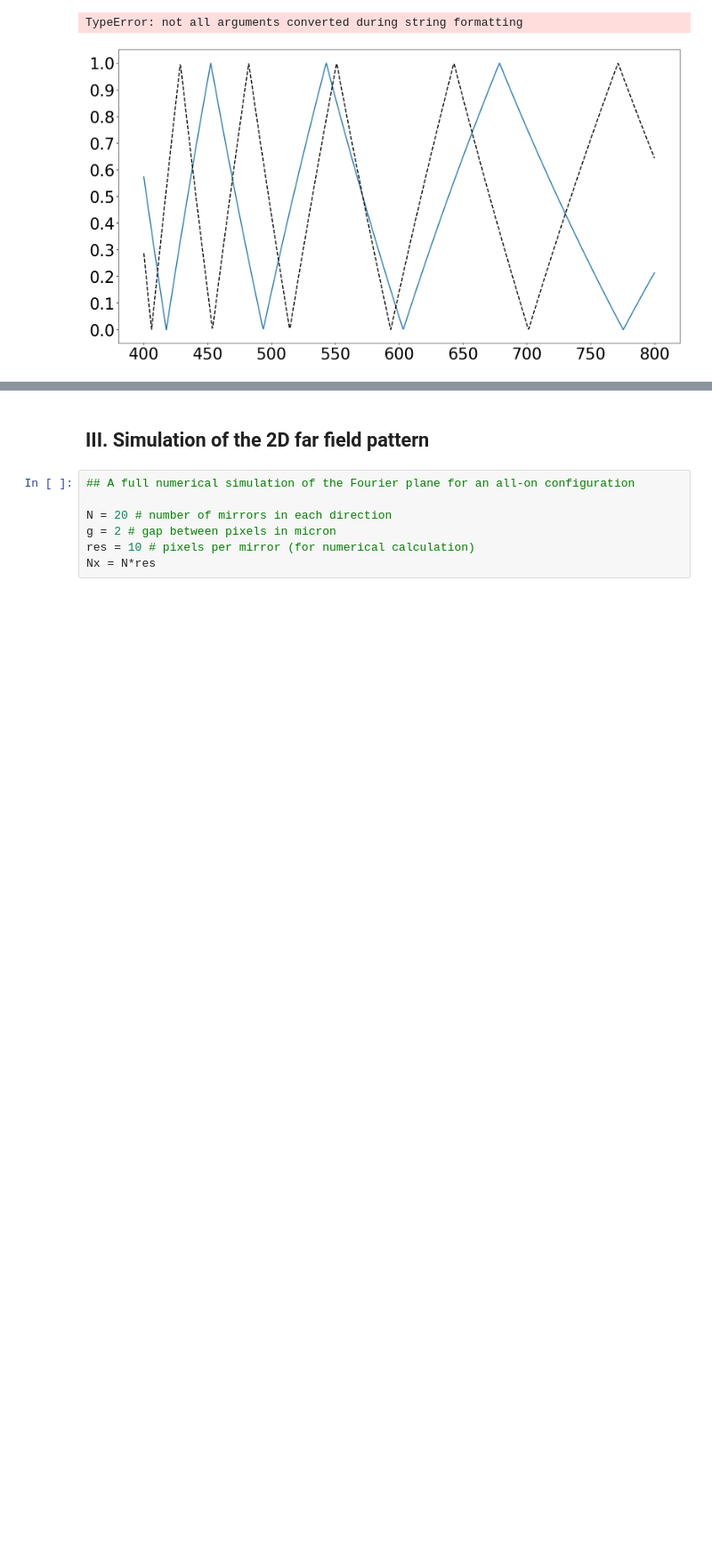
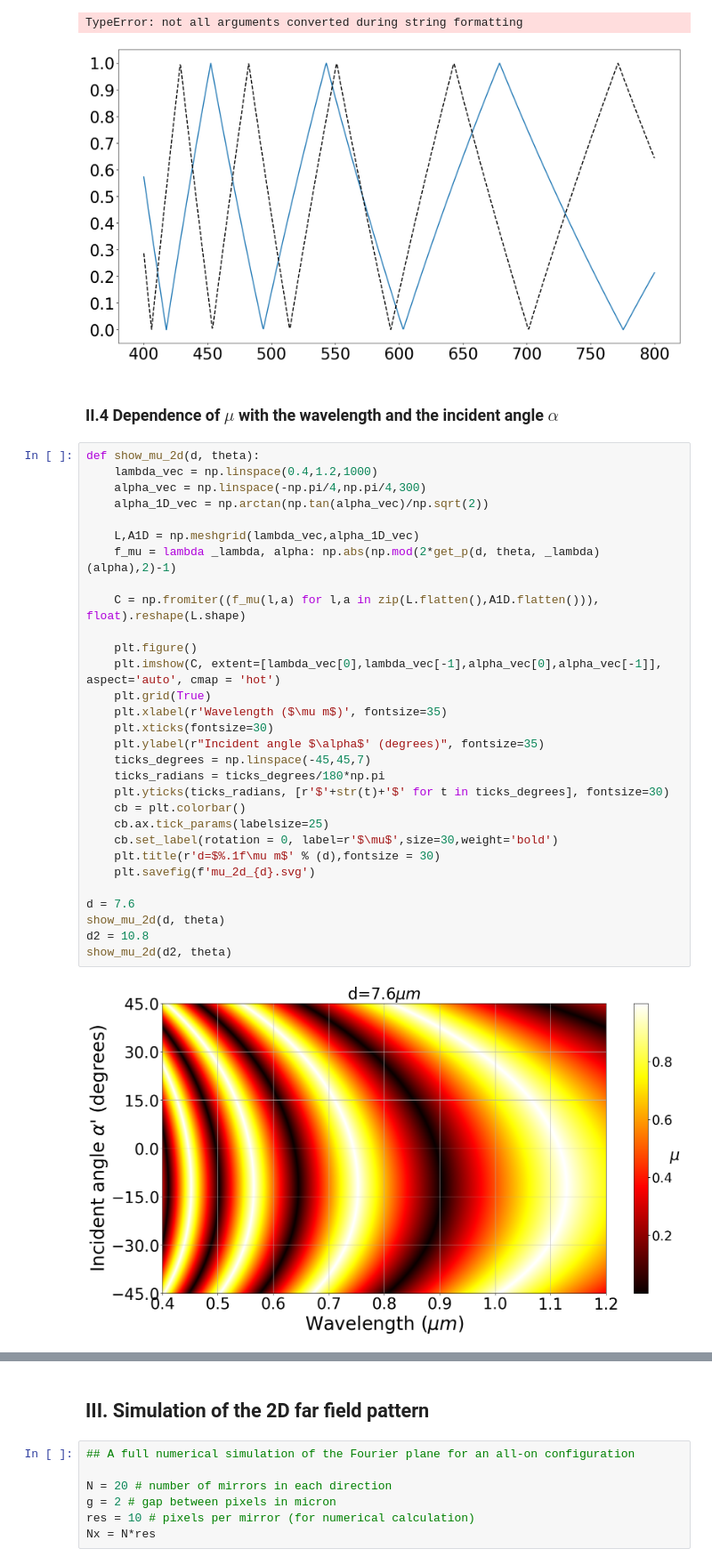
Before and after one commit to wavefrontshaping/tutorial-DMD-setup-2023, a Jupyter notebook: python/DMD_diffraction_effects.ipynb, the cells around one changed output, grey strips where cells are left out. Shown at 89% size. Drawn from its saved outputs; the diff is of its cells as text; blank space fills up the shorter version.

Commit message:
Add 2d representation of mu with lambda and alpha

```diff
--- a/python/DMD_diffraction_effects.ipynb
+++ b/python/DMD_diffraction_effects.ipynb
@@ -126,3 +129,37 @@ plt.savefig(image_prefix+'_mu.svg', dpi = 300)
 # %% [output]
 TypeError: not all arguments converted during string formatting
 [figure]
+# %% [markdown]
+### II.4 Dependence of $\mu$ with the wavelength and the incident angle $\alpha$
+# %%
+def show_mu_2d(d, theta):
+    lambda_vec = np.linspace(0.4,1.2,1000)
+    alpha_vec = np.linspace(-np.pi/4,np.pi/4,300)
+    alpha_1D_vec = np.arctan(np.tan(alpha_vec)/np.sqrt(2))
+
+    L,A1D = np.meshgrid(lambda_vec,alpha_1D_vec)
+    f_mu = lambda _lambda, alpha: np.abs(np.mod(2*get_p(d, theta, _lambda)(alpha),2)-1)
+
+    C = np.fromiter((f_mu(l,a) for l,a in zip(L.flatten(),A1D.flatten())), float).reshape(L.shape)
+
+    plt.figure()
+    plt.imshow(C, extent=[lambda_vec[0],lambda_vec[-1],alpha_vec[0],alpha_vec[-1]], aspect='auto', cmap = 'hot')
+    plt.grid(True)
+    plt.xlabel(r'Wavelength ($\mu m$)', fontsize=35)
+    plt.xticks(fontsize=30)
+    plt.ylabel(r"Incident angle $\alpha$' (degrees)", fontsize=35)
+    ticks_degrees = np.linspace(-45,45,7)
+    ticks_radians = ticks_degrees/180*np.pi
+    plt.yticks(ticks_radians, [r'$'+str(t)+'$' for t in ticks_degrees], fontsize=30)
+    cb = plt.colorbar()
+    cb.ax.tick_params(labelsize=25)
+    cb.set_label(rotation = 0, label=r'$\mu$',size=30,weight='bold')
+    plt.title(r'd=$%.1f\mu m$' % (d),fontsize = 30)
+    plt.savefig(f'mu_2d_{d}.svg')
+
+d = 7.6
+show_mu_2d(d, theta)
+d2 = 10.8
+show_mu_2d(d2, theta)
+# %% [output]
+[figure, added]
```
Also changed, not shown: parts of 2 cells of this notebook.
